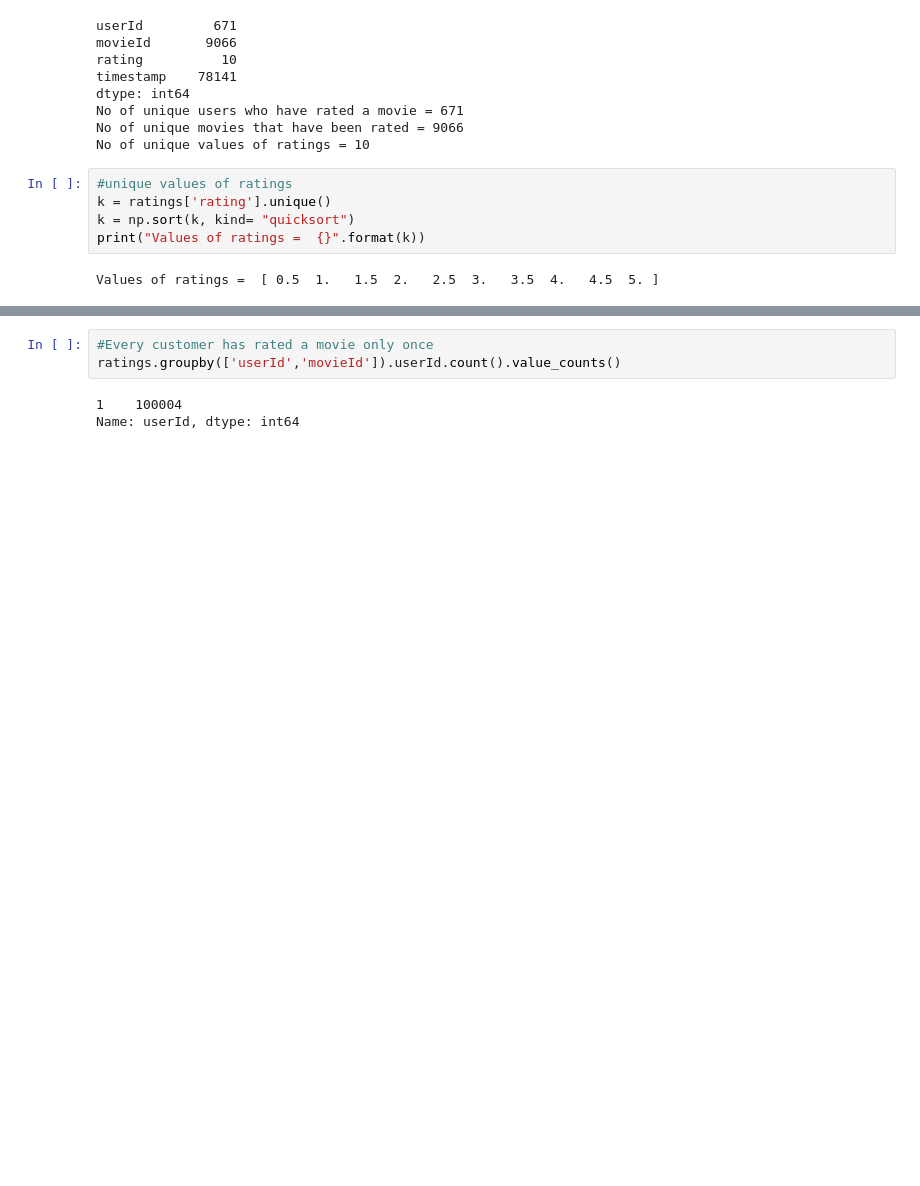
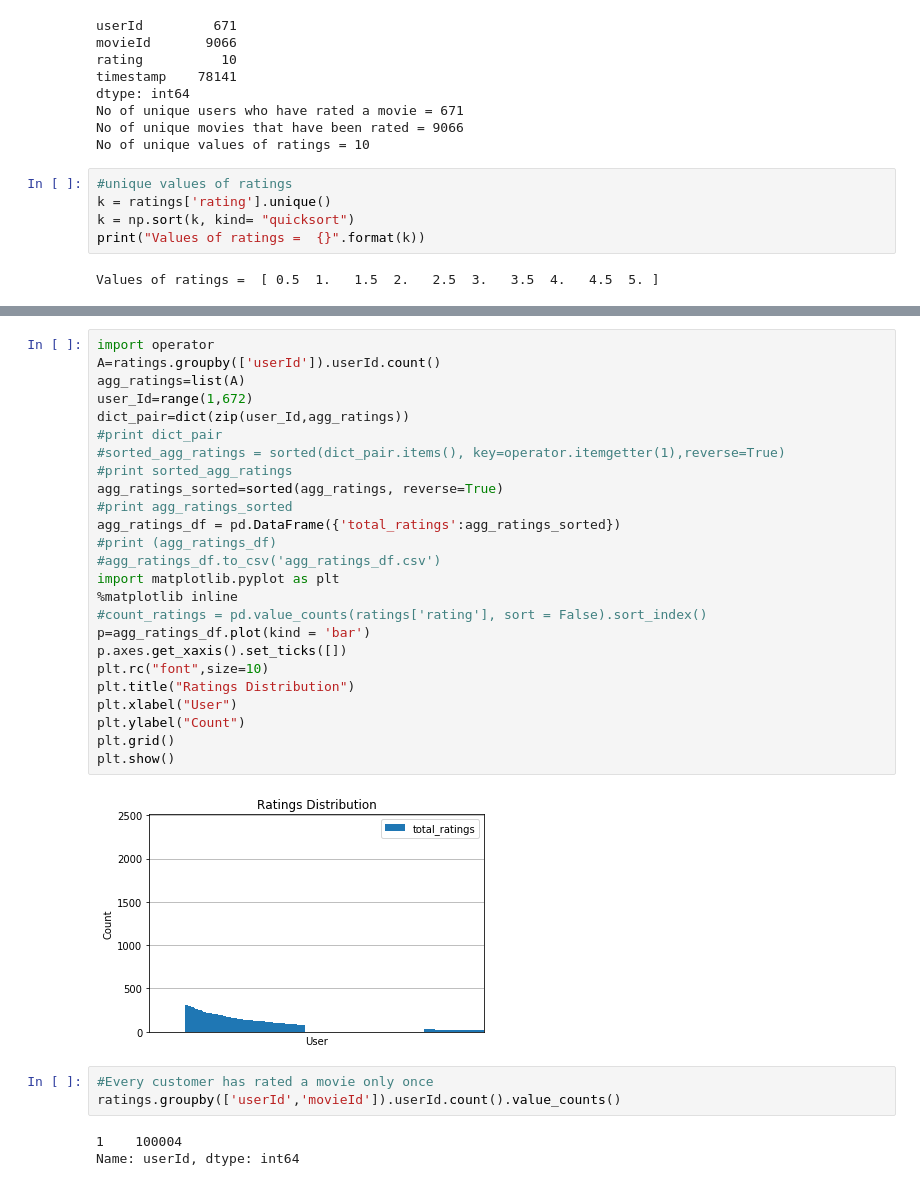
Before and after one commit to xenaritu/Personalisation, a Jupyter notebook: Data_Exploration and Model_Based_Recommender.ipynb, the cells around one changed output, grey strips where cells are left out. Saved outputs shown, nothing was run; the diff lists cells and outputs as text; blank space fills up the shorter version.

```diff
--- a/Data_Exploration and Model_Based_Recommender.ipynb
+++ b/Data_Exploration and Model_Based_Recommender.ipynb
@@ -280,3 +284,30 @@ Name: userId, dtype: int64
+# %%
+import operator
+A=ratings.groupby(['userId']).userId.count()
+agg_ratings=list(A)
+user_Id=range(1,672)
+dict_pair=dict(zip(user_Id,agg_ratings))
+#print dict_pair
+#sorted_agg_ratings = sorted(dict_pair.items(), key=operator.itemgetter(1),reverse=True)
+#print sorted_agg_ratings
+agg_ratings_sorted=sorted(agg_ratings, reverse=True)
+#print agg_ratings_sorted
+agg_ratings_df = pd.DataFrame({'total_ratings':agg_ratings_sorted})
+#print (agg_ratings_df)
+#agg_ratings_df.to_csv('agg_ratings_df.csv')
+import matplotlib.pyplot as plt
+%matplotlib inline
+#count_ratings = pd.value_counts(ratings['rating'], sort = False).sort_index()
+p=agg_ratings_df.plot(kind = 'bar')
+p.axes.get_xaxis().set_ticks([])
+plt.rc("font",size=10)
+plt.title("Ratings Distribution")
+plt.xlabel("User")
+plt.ylabel("Count")
+plt.grid()
+plt.show()
+# %% [output]
+[figure, added]
 # %%
 #Every customer has rated a movie only once
 ratings.groupby(['userId','movieId']).userId.count().value_counts()
```
Also changed, not shown: parts of 12 cells of this notebook.
